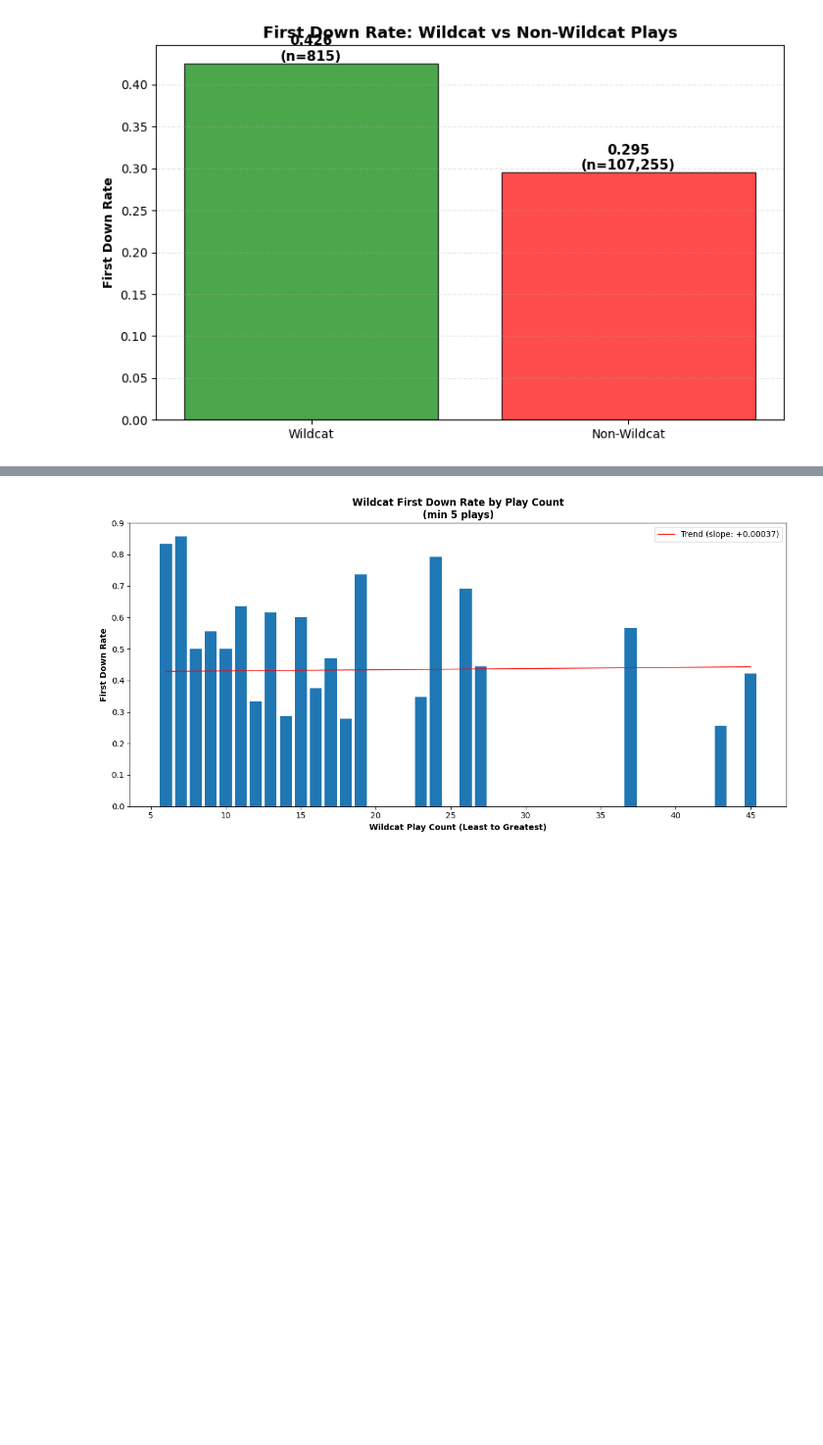
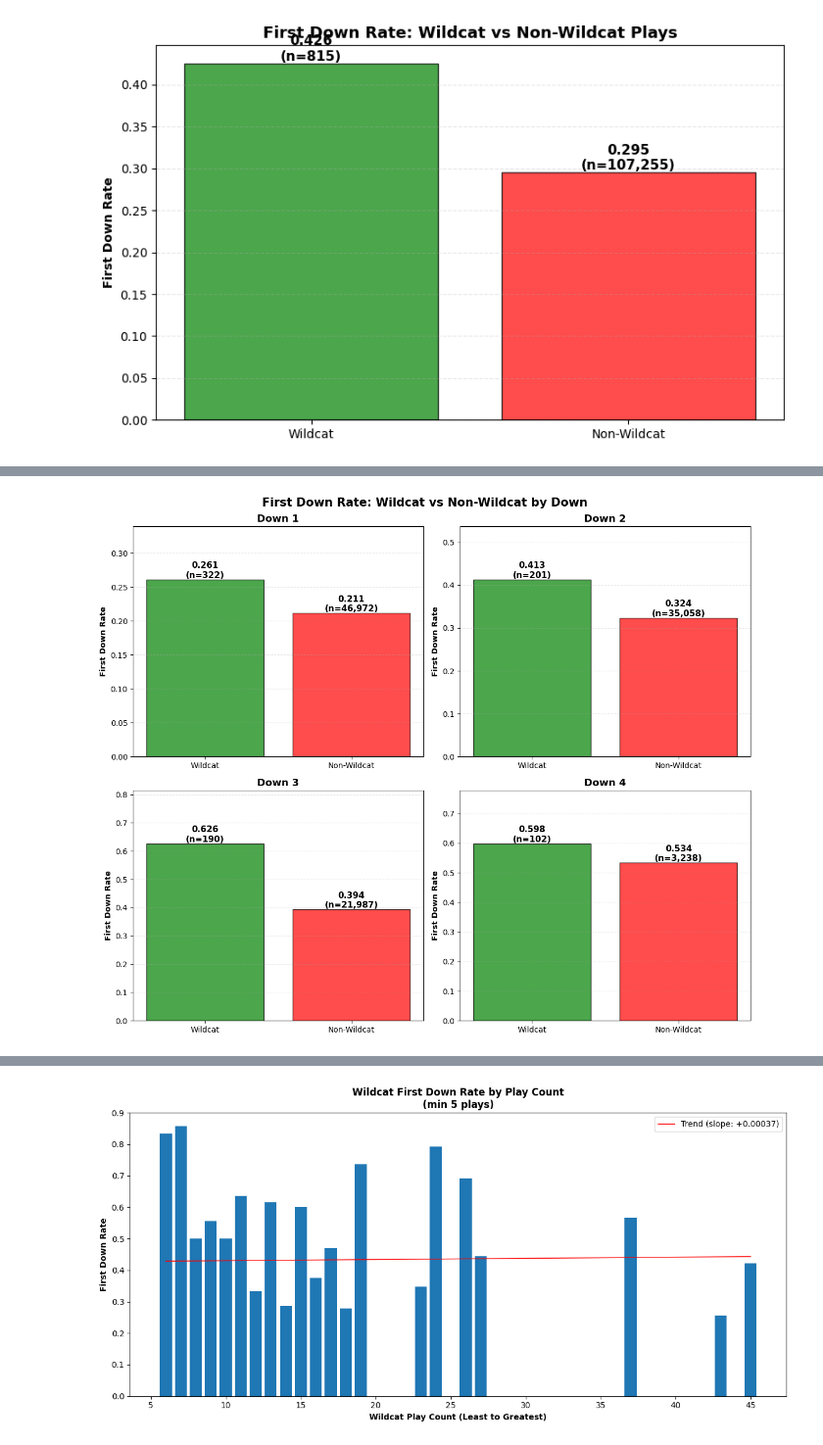
Before and after one commit to bchm513/football_wildcats, a Jupyter notebook: research.ipynb, the cells around one changed output, grey strips where cells are left out. Shown at 98% size. Drawn from its saved outputs; the diff is of its cells as text; code cells hidden in the pictures; blank space fills up the shorter version.

```diff
--- a/research.ipynb
+++ b/research.ipynb
@@ -112,0 +137,36 @@ plt.show()
+# %%
+fig, axes = plt.subplots(2, 2, figsize=(12, 10))
+axes = axes.flatten()
+
+for i, down in enumerate([1, 2, 3, 4]):
+    wildcat_down = plays[(plays['wildcat_play'] == 1) & (plays['down'] == down)]
+    non_wildcat_down = plays[(plays['wildcat_play'] == 0) & (plays['down'] == down)]
+
+    comparison = pd.DataFrame({
+        'group': ['Wildcat', 'Non-Wildcat'],
+        'first_down_rate': [
+            wildcat_down['first_down_gained_numeric'].mean(),
+            non_wildcat_down['first_down_gained_numeric'].mean()
+        ],
+        'plays': [len(wildcat_down), len(non_wildcat_down)]
+    })
+
+    ax = axes[i]
+    colors = ['green' if r > comparison['first_down_rate'].mean() else 'red' for r in comparison['first_down_rate']]
+    bars = ax.bar(comparison['group'], comparison['first_down_rate'], color=colors, alpha=0.7, edgecolor='black')
+
+    for bar, (_, row) in zip(bars, comparison.iterrows()):
+        ax.text(bar.get_x() + bar.get_width()/2, bar.get_height(),
+                f"{row['first_down_rate']:.3f}\n(n={row['plays']:,})",
+                ha='center', va='bottom', fontsize=11, fontweight='bold')
+
+    ax.set_ylabel('First Down Rate', fontweight='bold')
+    ax.set_title(f'Down {down}', fontweight='bold', fontsize=13)
+    ax.grid(axis='y', alpha=0.3, linestyle='--')
+    ax.set_ylim(0, max(comparison['first_down_rate']) * 1.3)
+
+plt.suptitle('First Down Rate: Wildcat vs Non-Wildcat by Down', fontsize=15, fontweight='bold')
+plt.tight_layout()
+plt.show()
+# %% [output]
+[figure, added]
```
Also changed, not shown: parts of 5 cells of this notebook, 1 other file.
